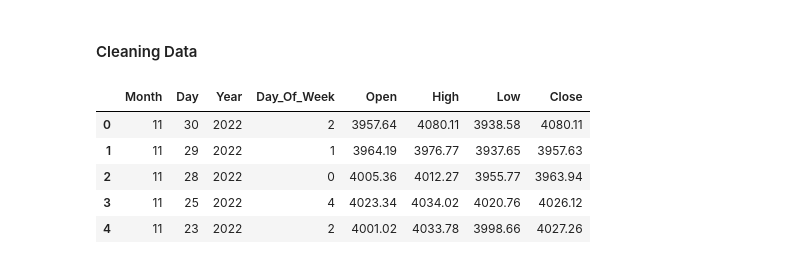
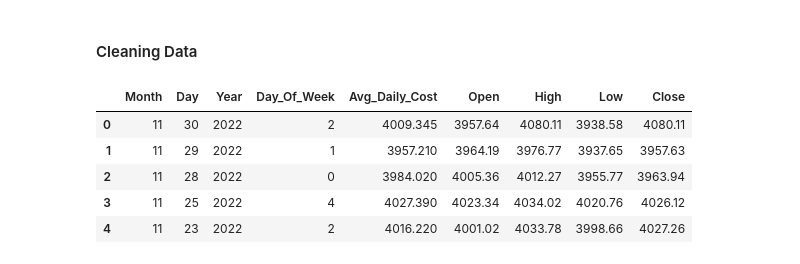
Before and after one commit to TylerXNguyen/SandP500-analysis, a Jupyter notebook: analysis.ipynb, the cells around one changed output. Drawn from its saved outputs; the diff is of its cells as text; code cells hidden in the pictures.

```diff
--- a/analysis.ipynb
+++ b/analysis.ipynb
@@ -22,30 +22,34 @@ df_uncleaned.head()
 # %%
 import datetime
 
-df = pd.DataFrame({"Month": [], "Day": [], "Year": [], "Day_Of_Week": []})
+df = pd.DataFrame({"Month": [], "Day": [], "Year": [], "Day_Of_Week": [], "Avg_Daily_Cost": []})
+df_uncleaned.columns = df_uncleaned.columns.str.replace(' ', '') # Clean bad col names
 for i in range(len(df_uncleaned)):
     dt = df_uncleaned["Date"][i]
     month, day, year = (int(x) for x in dt.split('/'))
-    if year > 0 and year < 50:
+    if year < 50 and year >= 10:
         year = int("20" + str(year))
-    elif year > 50:
+    elif year < 10 and year > 0:
+        year = int("200" + str(year))
+    elif year < 100 and year > 50:
         year = int("19" + str(year))
     else:
         year = 2000
     df.loc[i, "Month"] = month
     df.loc[i, "Day"] = day
     df.loc[i, "Year"] = year
     df.loc[i, "Day_Of_Week"] = int(datetime.datetime(year, month, day).weekday())
+    df.loc[i, "Avg_Daily_Cost"] = (df_uncleaned.loc[i, "High"] + df_uncleaned.loc[i, "Low"]) / 2
 df["Month"] = df["Month"].astype(int)
 df["Day"] = df["Day"].astype(int)
 df["Year"] = df["Year"].astype(int)
 df["Day_Of_Week"] = df["Day_Of_Week"].astype(int)
 df = pd.concat([df, df_uncleaned.iloc[:, 1:5]], axis = 1)
 df.head()
 # %% [output]
-|  | Month | Day | Year | Day_Of_Week | Open | High | Low | Close |
-| 0 | 11 | 30 | 2022 | 2 | 3957.64 | 4080.11 | 3938.58 | 4080.11 |
-| 1 | 11 | 29 | 2022 | 1 | 3964.19 | 3976.77 | 3937.65 | 3957.63 |
-| 2 | 11 | 28 | 2022 | 0 | 4005.36 | 4012.27 | 3955.77 | 3963.94 |
-| 3 | 11 | 25 | 2022 | 4 | 4023.34 | 4034.02 | 4020.76 | 4026.12 |
-| 4 | 11 | 23 | 2022 | 2 | 4001.02 | 4033.78 | 3998.66 | 4027.26 |
+|  | Month | Day | Year | Day_Of_Week | Avg_Daily_Cost | Open | High | Low | Close |
+| 0 | 11 | 30 | 2022 | 2 | 4009.345 | 3957.64 | 4080.11 | 3938.58 | 4080.11 |
+| 1 | 11 | 29 | 2022 | 1 | 3957.210 | 3964.19 | 3976.77 | 3937.65 | 3957.63 |
+| 2 | 11 | 28 | 2022 | 0 | 3984.020 | 4005.36 | 4012.27 | 3955.77 | 3963.94 |
+| 3 | 11 | 25 | 2022 | 4 | 4027.390 | 4023.34 | 4034.02 | 4020.76 | 4026.12 |
+| 4 | 11 | 23 | 2022 | 2 | 4016.220 | 4001.02 | 4033.78 | 3998.66 | 4027.26 |
```
Also changed, not shown: parts of 5 cells of this notebook.
